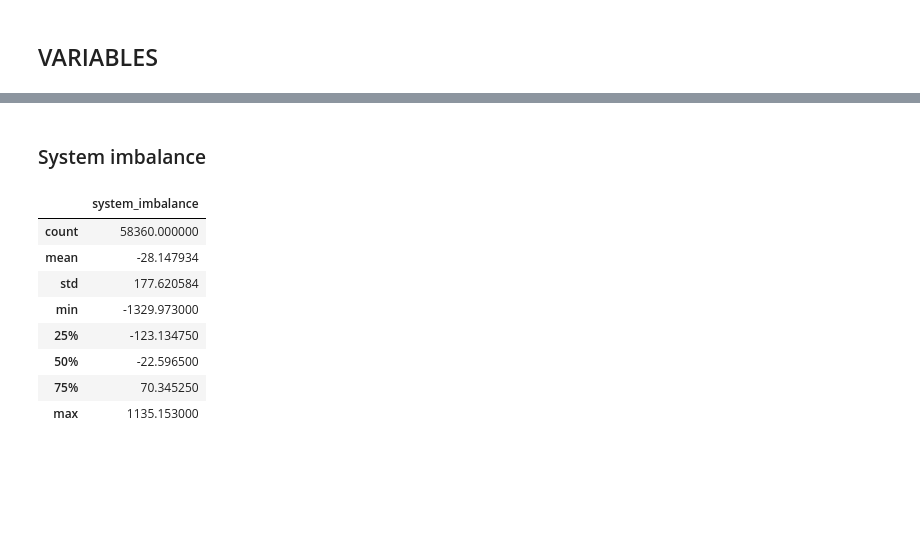
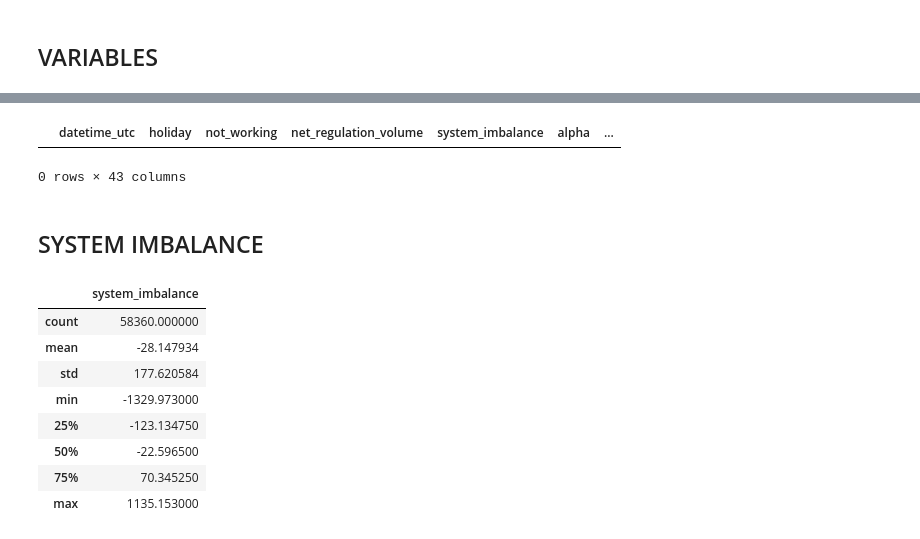
Before and after one commit to obhlivoj/System-Imbalance-Forecasting, a Jupyter notebook: visualization/graphs.ipynb, the cells around one changed output, grey strips where cells are left out. Saved outputs shown, nothing was run; the diff lists cells and outputs as text; code cells hidden in the pictures; blank space fills up the shorter version.

```diff
--- a/visualization/graphs.ipynb
+++ b/visualization/graphs.ipynb
@@ -53,7 +74,12 @@ memory usage: 16.7+ MB
+# %%
+ds_raw[ds_raw['measured_&_upscaled_solar'].isna()]
+# %% [output]
+|  | datetime_utc | holiday | not_working | net_regulation_volume | system_imbalance | alpha | ... |
+0 rows × 43 columns
 # %%
 data_2023_05_07 = ds_raw[(ds_raw.datetime_utc >= "2023-05-07") & (ds_raw.datetime_utc < "2023-05-08")]
-# %% [markdown]
-### System imbalance
+# %% [markdown]
+## SYSTEM IMBALANCE
 # %%
 ds_raw[["system_imbalance"]].describe()
 # %% [output]
```
Also changed, not shown: parts of 22 cells of this notebook, 6 other files.
